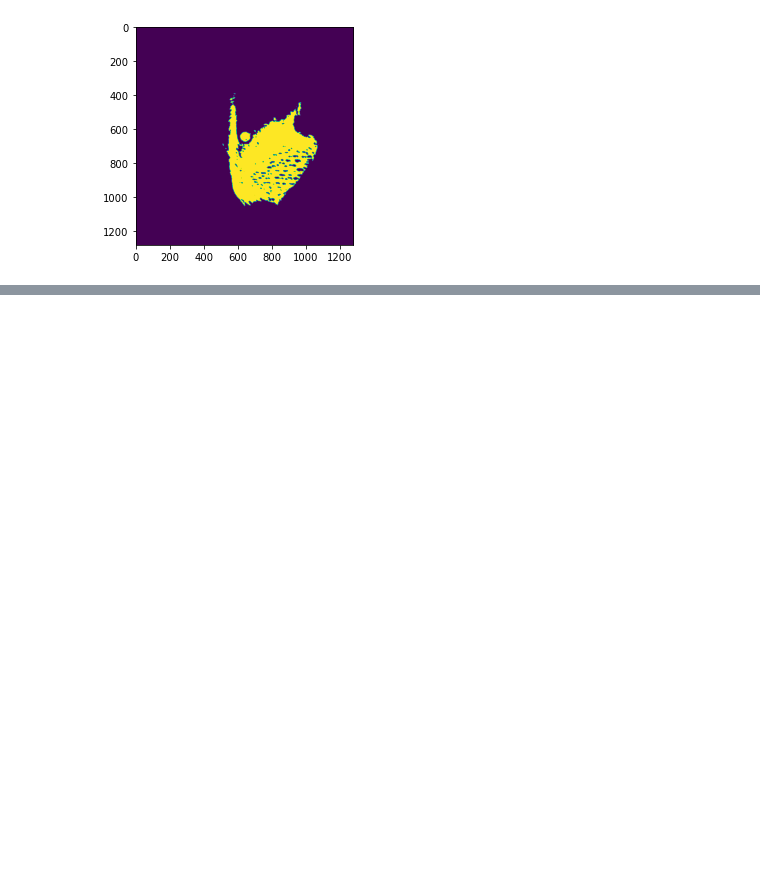
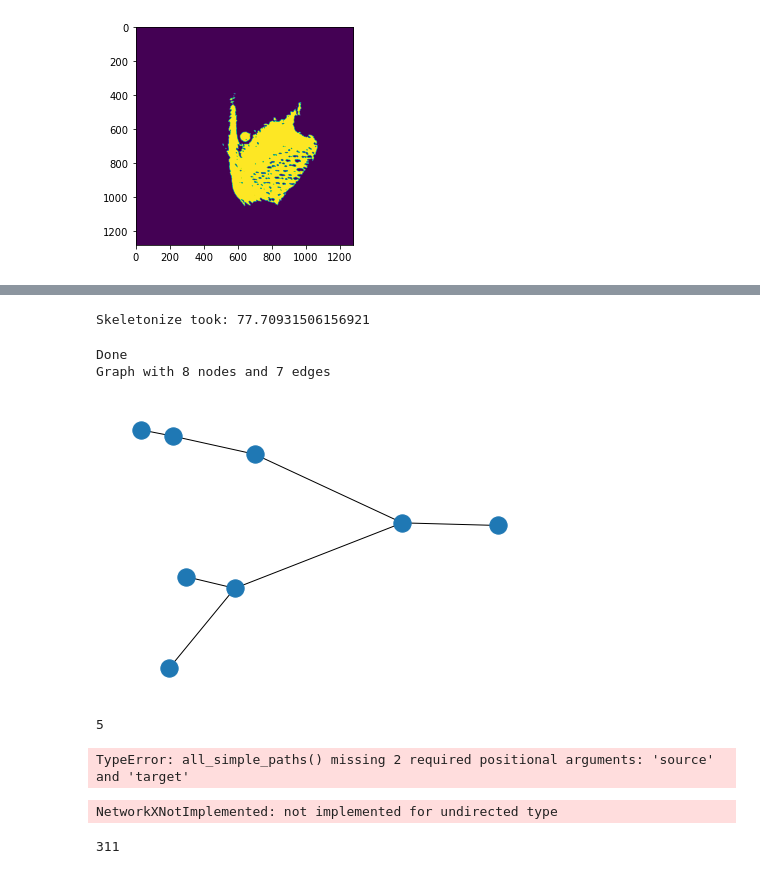
Before and after one commit to eboigne/tomoTools_als832, a Jupyter notebook: tomoTools/c_analysis.ipynb, the cells around one changed output, grey strips where cells are left out. Drawn from its saved outputs; the diff is of its cells as text; code cells hidden in the pictures; blank space fills up the shorter version.

```diff
--- a/tomoTools/c_analysis.ipynb
+++ b/tomoTools/c_analysis.ipynb
@@ -211,0 +260,66 @@ print(time.time())
+# %%
+from skimage.morphology import skeletonize
+
+tic = time.time()
+skeleton = skeletonize(mask_pores)
+print('Skeletonize took: '+str(time.time()-tic))
+
+# File(path_save+case+'/'+scan_to_test+'/b_movingRegisteredToStatic_maskPores_skeleton').saveTiffStack(skeleton[::10])
+# %% [output]
+Skeletonize took: 77.70931506156921
+# %%
+tic = time.time()
+skeleton_lab = measure.label(skeleton)
+skeleton_properties = measure.regionprops(skeleton_lab)
+# %%
+ind_skeleton = 2
+print()
+img_skeleton = np.zeros_like(skeleton).astype('bool')
+for coor in skeleton_properties[skeleton_ind_properties_cleaned[ind_skeleton]].coords:
+    img_skeleton[coor[0], coor[1], coor[2]] = True
+print('Done')
+
+import sknw # https://github.com/Image-Py/sknw
+graph = sknw.build_sknw(img_skeleton, multi=False, iso=False, ring=False, full=True)
+print(graph)
+
+nx.draw(graph)
+# %% [output]
+Done
+Graph with 8 nodes and 7 edges
+[figure, added]
+# %%
+# graph.degree
+print(nx.diameter(graph))
+# %% [output]
+5
+# %%
+nx.all_simple_paths(graph,)
+# %% [output]
+TypeError: all_simple_paths() missing 2 required positional arguments: 'source' and 'target'
+# %%
+import networkx as nx
+print(nx.dag_longest_path(graph))
+
+
+
+def longest_simple_paths(graph, source, target):
+    longest_paths = []
+    longest_path_length = 0
+    for path in nx.all_simple_paths(G, source=source, target=target):
+        if len(path) > longest_path_length:
+            longest_path_length = len(path)
+            longest_paths.clear()
+            longest_paths.append(path)
+        elif len(path) == longest_path_length:
+            longest_paths.append(path)
+    return longest_paths
+
+longest_paths = longest_simple_paths(graph, source=0, target=3)
+if longest_paths:
+    print(f"Longest simple path contains {len(longest_paths[0])} nodes")
+    print(longest_paths)
+
+nodes = graph.nodes()
+# %% [output]
+NetworkXNotImplemented: not implemented for undirected type
@@ -211,0 +331,14 @@ print(time.time())
+# %%
+skeleton_areas = np.array([prop.area for prop in skeleton_properties])
+skeleton_height = np.array([prop.height for prop in skeleton_properties])
+
+skeleton_ind_properties_cleaned = np.where((skeleton_areas>50) * (skeleton_areas < 1000) * (skeleton_height > 100))[0]
+print(len(skeleton_ind_properties_cleaned))
+
+tortuosity = np.array([prop.tortuosity for prop in np.array(skeleton_properties)[skeleton_ind_properties_cleaned]])
+skeleton_areas_cleaned = np.array([prop.area for prop in np.array(skeleton_properties)[skeleton_ind_properties_cleaned]])
+
+ind_tortuosity_for_mean = tortuosity < 3
+mean_tortuosity = np.sum(tortuosity[ind_tortuosity_for_mean] * skeleton_areas_cleaned[ind_tortuosity_for_mean]) / np.sum(skeleton_areas_cleaned[ind_tortuosity_for_mean])
+# %% [output]
+311
```
Also changed, not shown: parts of 21 cells of this notebook, 10 other files.
